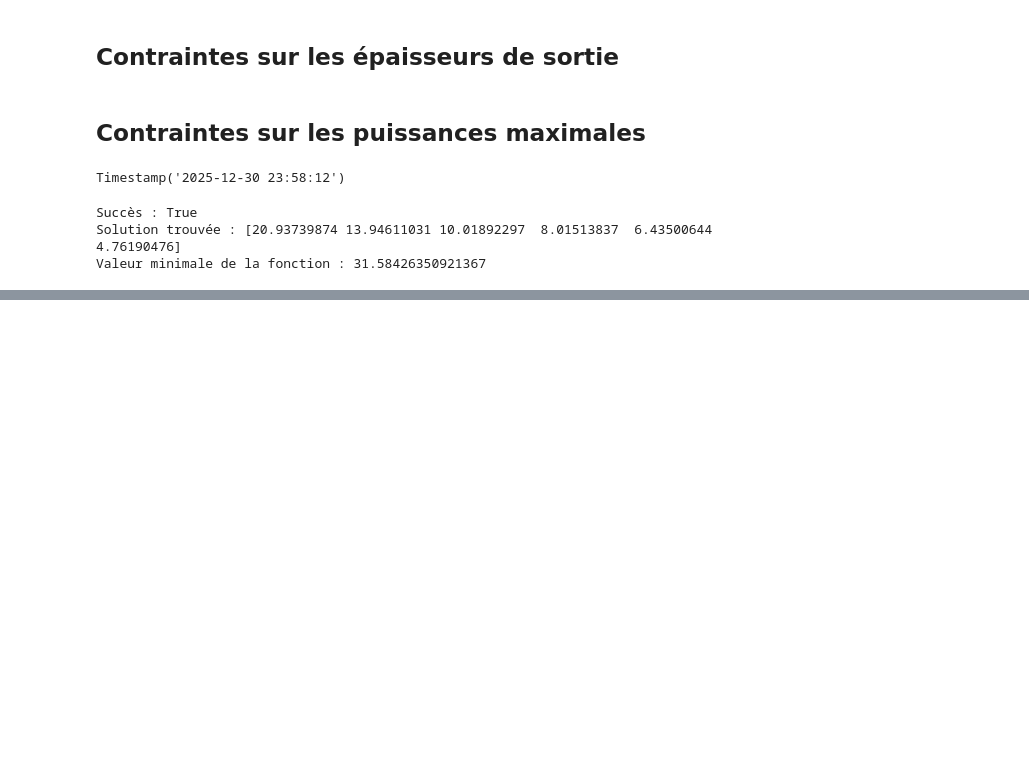
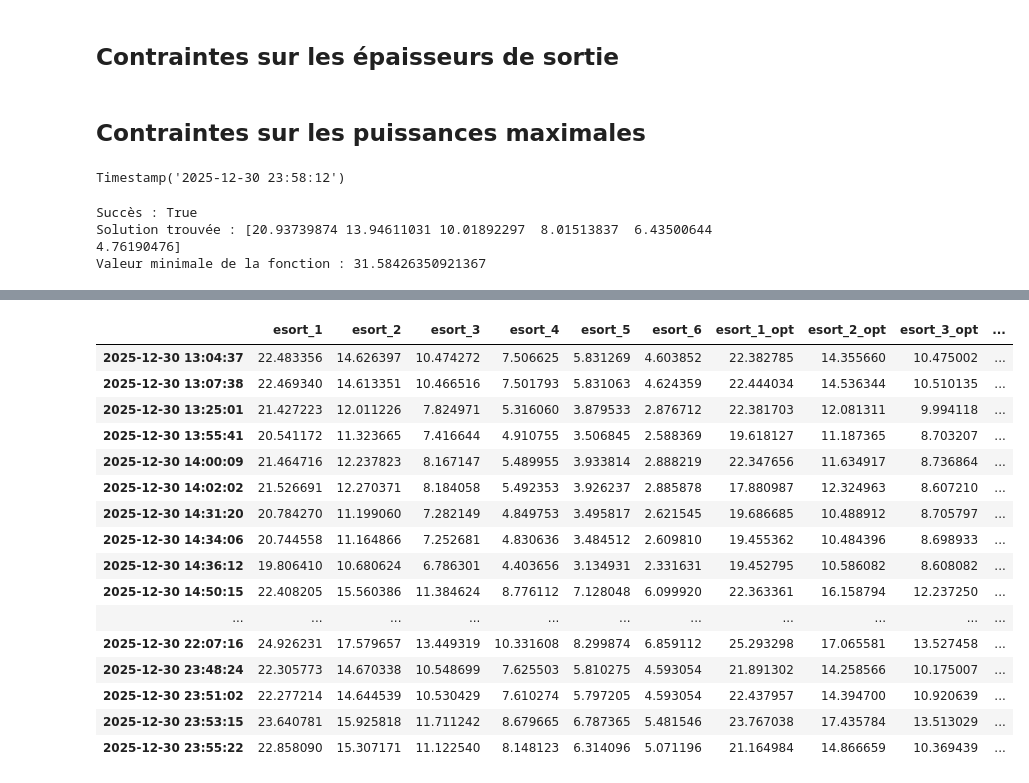
Before and after one commit to labrax007396/Optimisation, a Jupyter notebook: laminage/optim_scipy_cobyla.ipynb, the cells around one changed output, grey strips where cells are left out. Cells and saved outputs as stored; diff of their text form; code cells hidden in the pictures; blank space fills up the shorter version.

Commit message:
update cobyla

```diff
--- a/laminage/optim_scipy_cobyla.ipynb
+++ b/laminage/optim_scipy_cobyla.ipynb
@@ -396,0 +386,42 @@ data.loc[date_loc,['pf1','pf2','pf3','pf4','pf5','pf6','pf7']].sum()
+# %%
+for cur_date in list_date[-50:-1]:
+
+    print(cur_date)
+
+    x0 = [data.loc[cur_date,'esort_1'],
+        data.loc[cur_date,'esort_2'],
+        data.loc[cur_date,'esort_3'],
+        data.loc[cur_date,'esort_4'],
+        data.loc[cur_date,'esort_5'],
+        data.loc[cur_date,'esort_6'],]
+
+    epentr_1 = data.loc[cur_date,'epentr_1']
+    larg = data.loc[cur_date,'larg']
+    metal = data.loc[cur_date,'metal']
+    esort_7  = data.loc[cur_date,'esort_7']
+
+    result = minimize(
+    objective_power,
+    x0,
+    args=(modele_ftot, epentr_1,larg,metal,esort_7),  # Passage des paramètres à la fonction objectif
+    method='COBYLA',
+    constraints=constraints_full)
+
+    pmax = data.loc[cur_date,['pf1','pf2','pf3','pf4','pf5','pf6','pf7']].sum()
+
+    df_add = pd.DataFrame({'esort_1_opt':[result.x[0]],
+                           'esort_2_opt':[result.x[1]],
+                           'esort_3_opt':[result.x[2]],
+                           'esort_4_opt':[result.x[3]],
+                           'esort_5_opt':[result.x[4]],
+                           'esort_6_opt':[result.x[5]],
+                           'esort_1':[x0[0]],
+                           'esort_2':[x0[1]],
+                           'esort_3':[x0[2]],
+                           'esort_4':[x0[3]],
+                           'esort_5':[x0[4]],
+                           'esort_6':[x0[5]],
+                            'pmax':[pmax],
+                            'pmax_opt':[result.fun]},index=[cur_date])
+
+    df_resu = pd.concat([df_resu,df_add])
@@ -396,0 +447,20 @@ data.loc[date_loc,['pf1','pf2','pf3','pf4','pf5','pf6','pf7']].sum()
+# %%
+df_resu
+# %% [output]
+|  | esort_1 | esort_2 | esort_3 | esort_4 | esort_5 | esort_6 | esort_1_opt | esort_2_opt | esort_3_opt | ... |
+| 2025-12-30 13:04:37 | 22.483356 | 14.626397 | 10.474272 | 7.506625 | 5.831269 | 4.603852 | 22.382785 | 14.355660 | 10.475002 | ... |
+| 2025-12-30 13:07:38 | 22.469340 | 14.613351 | 10.466516 | 7.501793 | 5.831063 | 4.624359 | 22.444034 | 14.536344 | 10.510135 | ... |
+| 2025-12-30 13:25:01 | 21.427223 | 12.011226 | 7.824971 | 5.316060 | 3.879533 | 2.876712 | 22.381703 | 12.081311 | 9.994118 | ... |
+| 2025-12-30 13:55:41 | 20.541172 | 11.323665 | 7.416644 | 4.910755 | 3.506845 | 2.588369 | 19.618127 | 11.187365 | 8.703207 | ... |
+| 2025-12-30 14:00:09 | 21.464716 | 12.237823 | 8.167147 | 5.489955 | 3.933814 | 2.888219 | 22.347656 | 11.634917 | 8.736864 | ... |
+| 2025-12-30 14:02:02 | 21.526691 | 12.270371 | 8.184058 | 5.492353 | 3.926237 | 2.885878 | 17.880987 | 12.324963 | 8.607210 | ... |
+| 2025-12-30 14:31:20 | 20.784270 | 11.199060 | 7.282149 | 4.849753 | 3.495817 | 2.621545 | 19.686685 | 10.488912 | 8.705797 | ... |
+| 2025-12-30 14:34:06 | 20.744558 | 11.164866 | 7.252681 | 4.830636 | 3.484512 | 2.609810 | 19.455362 | 10.484396 | 8.698933 | ... |
+| 2025-12-30 14:36:12 | 19.806410 | 10.680624 | 6.786301 | 4.403656 | 3.134931 | 2.331631 | 19.452795 | 10.586082 | 8.608082 | ... |
+| 2025-12-30 14:50:15 | 22.408205 | 15.560386 | 11.384624 | 8.776112 | 7.128048 | 6.099920 | 22.363361 | 16.158794 | 12.237250 | ... |
+| ... | ... | ... | ... | ... | ... | ... | ... | ... | ... | ... |
+| 2025-12-30 22:07:16 | 24.926231 | 17.579657 | 13.449319 | 10.331608 | 8.299874 | 6.859112 | 25.293298 | 17.065581 | 13.527458 | ... |
+| 2025-12-30 23:48:24 | 22.305773 | 14.670338 | 10.548699 | 7.625503 | 5.810275 | 4.593054 | 21.891302 | 14.258566 | 10.175007 | ... |
+| 2025-12-30 23:51:02 | 22.277214 | 14.644539 | 10.530429 | 7.610274 | 5.797205 | 4.593054 | 22.437957 | 14.394700 | 10.920639 | ... |
+| 2025-12-30 23:53:15 | 23.640781 | 15.925818 | 11.711242 | 8.679665 | 6.787365 | 5.481546 | 23.767038 | 17.435784 | 13.513029 | ... |
+| 2025-12-30 23:55:22 | 22.858090 | 15.307171 | 11.122540 | 8.148123 | 6.314096 | 5.071196 | 21.164984 | 14.866659 | 10.369439 | ... |
```
Also changed, not shown: parts of 10 cells of this notebook, 1 other file.
